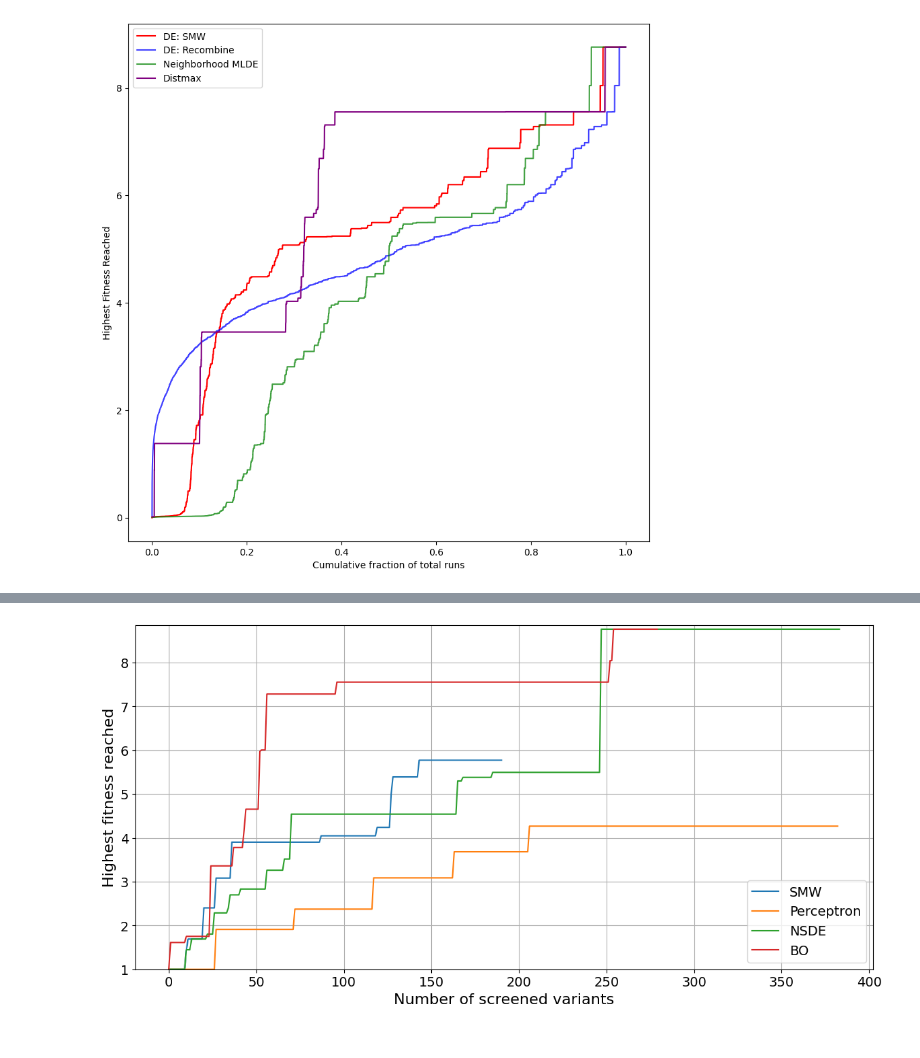
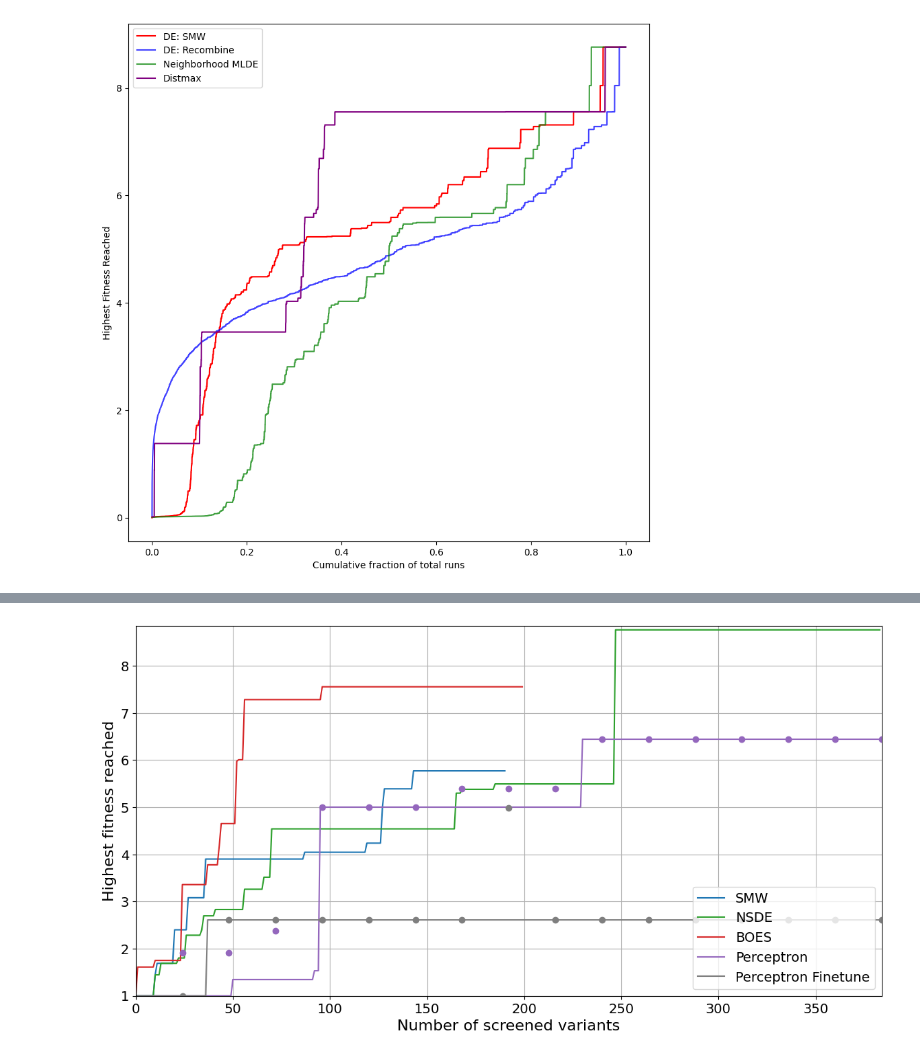
Before and after one commit to soldatmat/PELLM, a Jupyter notebook: code/plot/DE_benchmark.ipynb, the cells around one changed output, grey strips where cells are left out. Cells and saved outputs as stored; diff of their text form; code cells hidden in the pictures.

Commit message:
Plot results

```diff
--- a/code/plot/DE_benchmark.ipynb
+++ b/code/plot/DE_benchmark.ipynb
@@ -345,18 +485,26 @@ plt.show()
 # %%
-fig, (ax) = plt.subplots(ncols=1, figsize=(14,10), sharey=True)
+fig, (ax) = plt.subplots(ncols=1, figsize=(14,7), sharey=True)
+colors = ['tab:blue', 'tab:green', 'tab:red', 'tab:purple', 'tab:gray']
+i = 0
 for fitness_progression in single_fitness_progressions:
-    ax.plot(np.arange(len(fitness_progression)), fitness_progression)
+    ax.plot(np.arange(len(fitness_progression)), fitness_progression, color=colors[i])
+    i += 1
+
+ax.plot(mlde_od_budgets, mlde_od_best_so_far, 'o ', color=colors[3])
+ax.plot(finetune_budgets, finetune_best_so_far, 'o ', color=colors[4])
 
 default_fontsize = 14
 label_fontsize = 16
 plt.legend(single_labels, loc=4, fontsize=default_fontsize)
 plt.xlabel("Number of screened variants", fontsize=label_fontsize)
 plt.ylabel("Highest fitness reached", fontsize=label_fontsize)
 plt.xticks(fontsize=default_fontsize)
 plt.yticks(fontsize=default_fontsize)
-ax.set_ylim([1., 8.85]) # max: 8.85 for GB1, 133.6 for PhoQ
+ax.set_ylim(y_limits_wt)
+ax.set_xlim([0, 384])
+#fig.axes[0].set_aspect(25) # GB1
+#fig.axes[0].set_aspect(4) # PhoQ
 plt.grid()
-fig.axes[0].set_aspect(25)
 plt.show()
 # %% [output]
-[figure, old version]
+[figure, new version]
```
Also changed, not shown: parts of 11 cells of this notebook, 16 other files.
